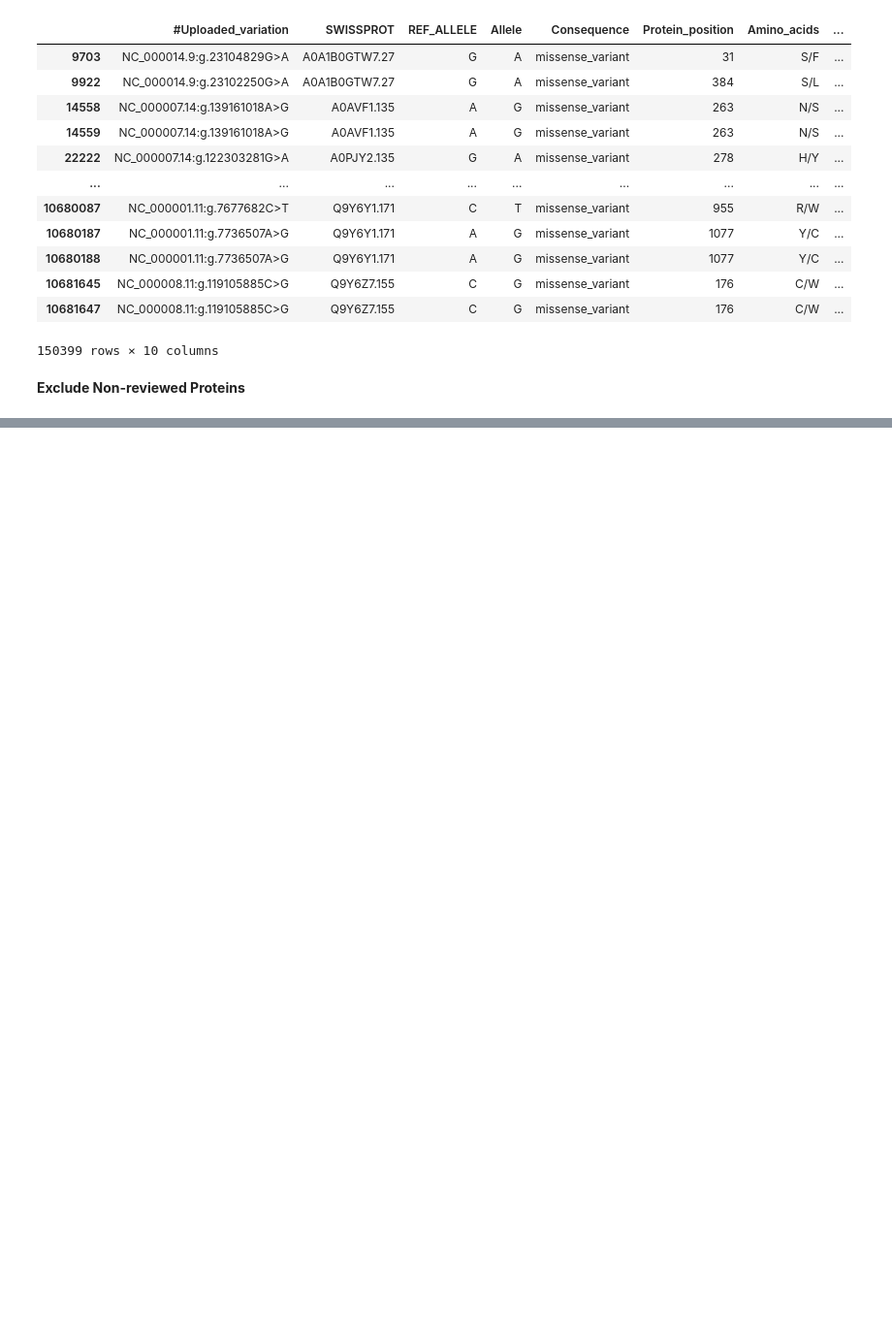
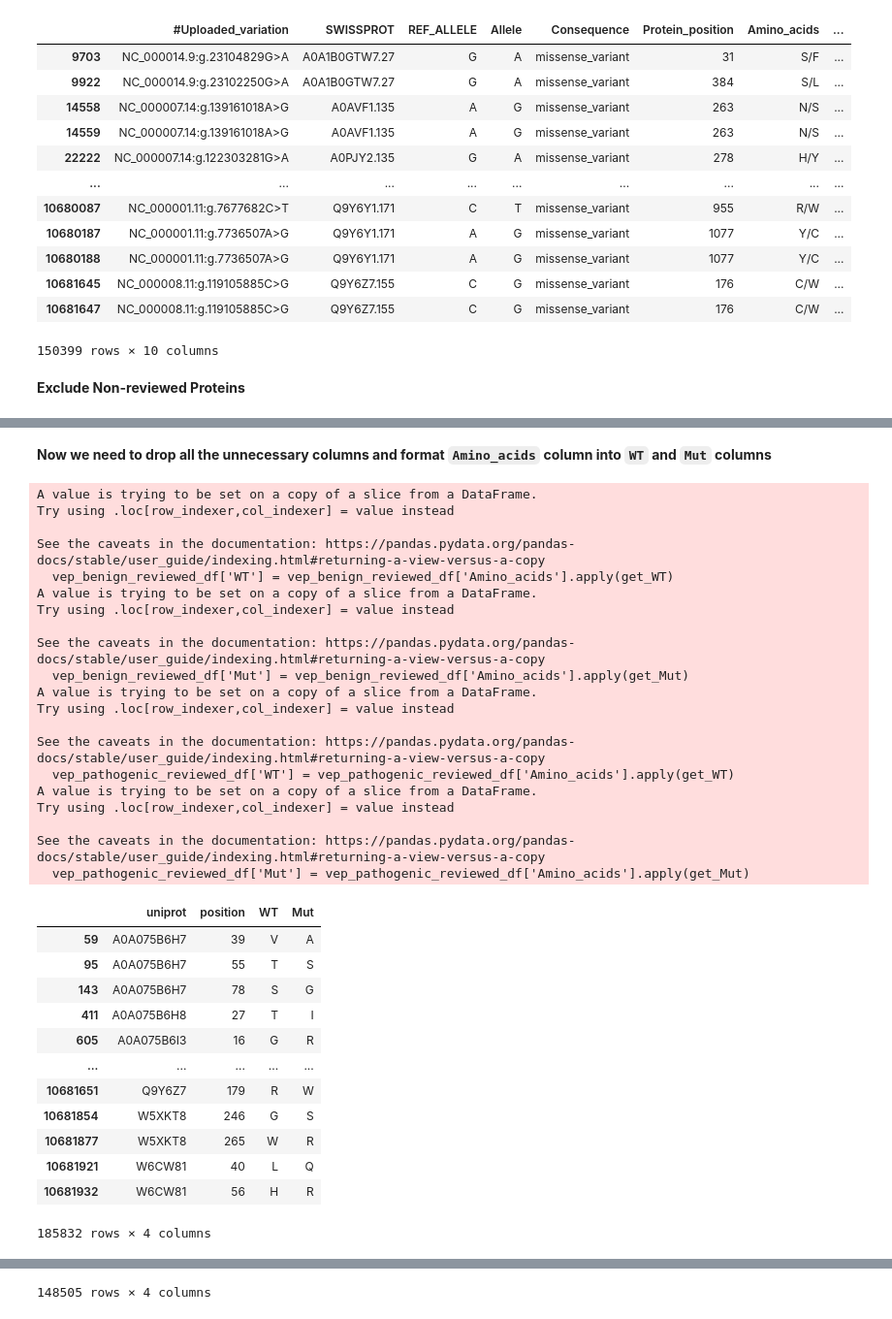
Before and after one commit to Levurmion/alphasense, a Jupyter notebook: jupyter/vep_troubleshoot.ipynb, the cells around one changed output, grey strips where cells are left out. Shown at 97% size. Saved outputs shown, nothing was run; the diff lists cells and outputs as text; code cells hidden in the pictures; blank space fills up the shorter version.

```diff
--- a/jupyter/vep_troubleshoot.ipynb
+++ b/jupyter/vep_troubleshoot.ipynb
@@ -154,0 +216,78 @@ See the caveats in the documentation: https://pandas.pydata.org/pandas-docs/stab
+# %% [markdown]
+**Now we need to drop all the unnecessary columns and format `Amino_acids` column into `WT` and `Mut` columns**
+# %%
+cols_to_drop = ['#Uploaded_variation', 'REF_ALLELE', 'Allele', 'Consequence', 'Amino_acids', 'CLIN_SIG', 'gnomADg_AF', 'CANONICAL']
+
+def get_WT(mutation):
+
+   mutationStr = str(mutation)
+
+   aa = mutationStr.split('/')
+
+   return aa[0]
+
+def get_Mut(mutation):
+
+   mutationStr = str(mutation)
+
+   try:
+      aa = mutationStr.split('/')[1]
+      return aa
+   except IndexError:
+      return mutation
+
+# benign
+vep_benign_reviewed_df['WT'] = vep_benign_reviewed_df['Amino_acids'].apply(get_WT)
+vep_benign_reviewed_df['Mut'] = vep_benign_reviewed_df['Amino_acids'].apply(get_Mut)
+
+# pathogenic
+vep_pathogenic_reviewed_df['WT'] = vep_pathogenic_reviewed_df['Amino_acids'].apply(get_WT)
+vep_pathogenic_reviewed_df['Mut'] = vep_pathogenic_reviewed_df['Amino_acids'].apply(get_Mut)
+
+vep_benign_reviewed_df = vep_benign_reviewed_df.drop(columns=cols_to_drop).rename(columns={'SWISSPROT': 'uniprot', 'Protein_position': 'position'})
+vep_pathogenic_reviewed_df = vep_pathogenic_reviewed_df.drop(columns=cols_to_drop).rename(columns={'SWISSPROT': 'uniprot', 'Protein_position': 'position'})
+
+display(vep_benign_reviewed_df)
+display(vep_pathogenic_reviewed_df)
+
+OUTPUT_PATH = os.path.join(ROOT_DIR, 'synced_files/vep_variants')
+
+BENIGN_OUTFILE = os.path.join(OUTPUT_PATH, 'vep_benign_variants.csv')
+PATHOG_OUTFILE = os.path.join(OUTPUT_PATH, 'vep_pathogenic_variants.csv')
+
+vep_benign_reviewed_df.to_csv(BENIGN_OUTFILE, sep='\t', index=False)
+vep_pathogenic_reviewed_df.to_csv(PATHOG_OUTFILE, sep='\t', index=False)
+# %% [output]
+A value is trying to be set on a copy of a slice from a DataFrame.
+Try using .loc[row_indexer,col_indexer] = value instead
+
+See the caveats in the documentation: https://pandas.pydata.org/pandas-docs/stable/user_guide/indexing.html#returning-a-view-versus-a-copy
+  vep_benign_reviewed_df['WT'] = vep_benign_reviewed_df['Amino_acids'].apply(get_WT)
+A value is trying to be set on a copy of a slice from a DataFrame.
+Try using .loc[row_indexer,col_indexer] = value instead
+
+See the caveats in the documentation: https://pandas.pydata.org/pandas-docs/stable/user_guide/indexing.html#returning-a-view-versus-a-copy
+  vep_benign_reviewed_df['Mut'] = vep_benign_reviewed_df['Amino_acids'].apply(get_Mut)
+A value is trying to be set on a copy of a slice from a DataFrame.
+Try using .loc[row_indexer,col_indexer] = value instead
+
+See the caveats in the documentation: https://pandas.pydata.org/pandas-docs/stable/user_guide/indexing.html#returning-a-view-versus-a-copy
+  vep_pathogenic_reviewed_df['WT'] = vep_pathogenic_reviewed_df['Amino_acids'].apply(get_WT)
+A value is trying to be set on a copy of a slice from a DataFrame.
+Try using .loc[row_indexer,col_indexer] = value instead
+
+See the caveats in the documentation: https://pandas.pydata.org/pandas-docs/stable/user_guide/indexing.html#returning-a-view-versus-a-copy
+  vep_pathogenic_reviewed_df['Mut'] = vep_pathogenic_reviewed_df['Amino_acids'].apply(get_Mut)
+|  | uniprot | position | WT | Mut |
+| 59 | A0A075B6H7 | 39 | V | A |
+| 95 | A0A075B6H7 | 55 | T | S |
+| 143 | A0A075B6H7 | 78 | S | G |
+| 411 | A0A075B6H8 | 27 | T | I |
+| 605 | A0A075B6I3 | 16 | G | R |
+| ... | ... | ... | ... | ... |
+| 10681651 | Q9Y6Z7 | 179 | R | W |
+| 10681854 | W5XKT8 | 246 | G | S |
+| 10681877 | W5XKT8 | 265 | W | R |
+| 10681921 | W6CW81 | 40 | L | Q |
+| 10681932 | W6CW81 | 56 | H | R |
+185832 rows × 4 columns
@@ -154,0 +306 @@ See the caveats in the documentation: https://pandas.pydata.org/pandas-docs/stab
+148505 rows × 4 columns
```
Also changed, not shown: parts of 4 cells of this notebook, 12 other files.
